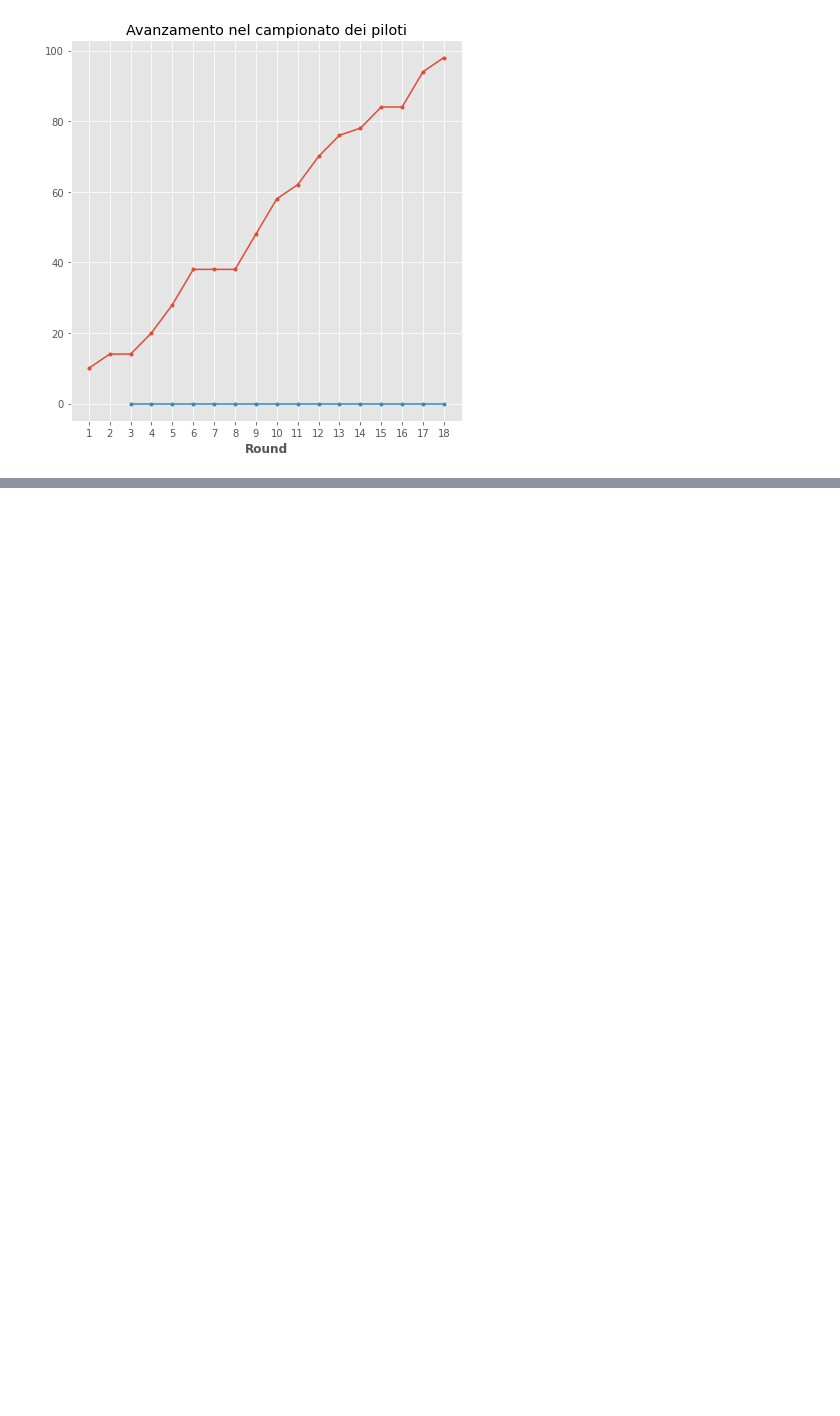
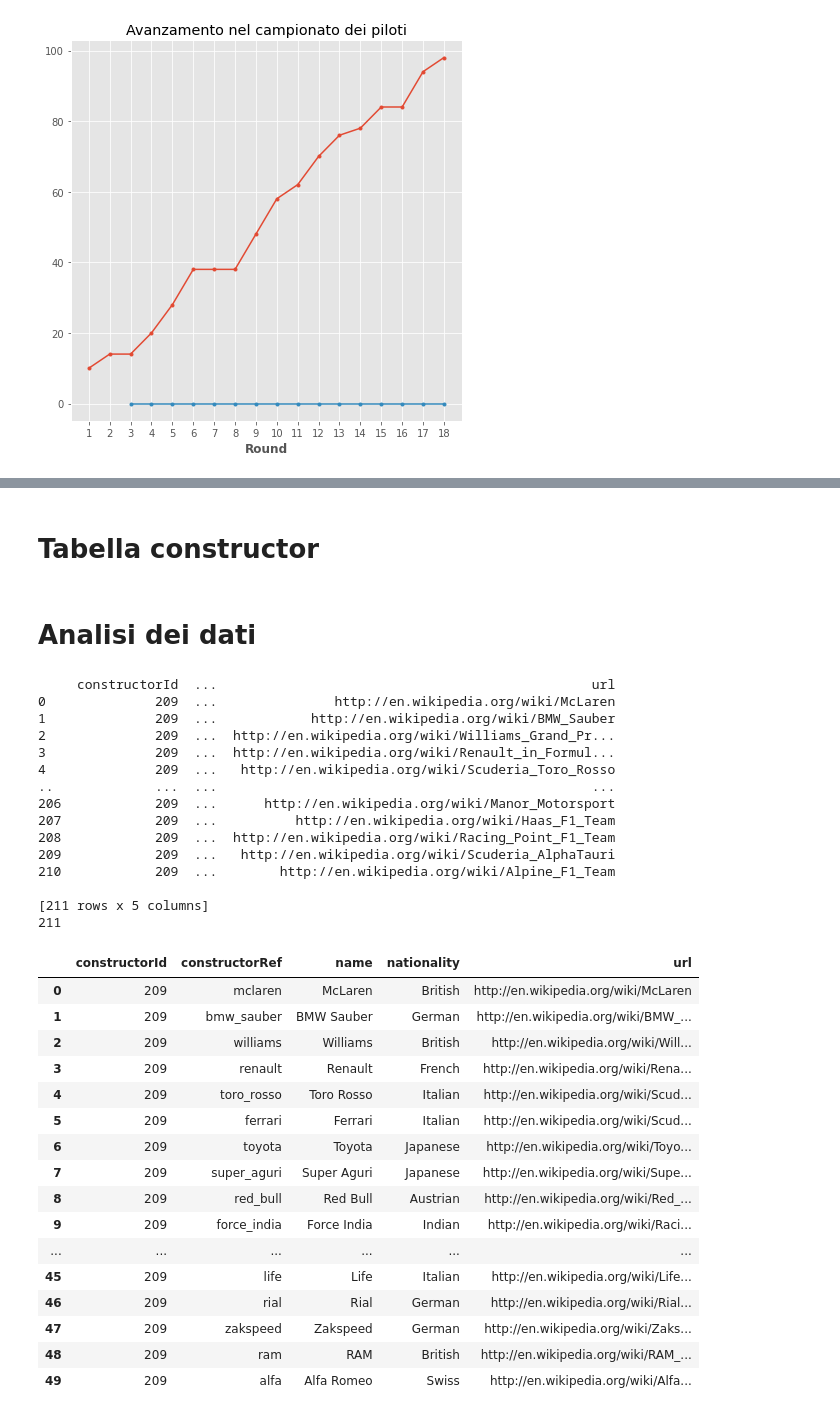
Before and after one commit to giorgio-angelo-esposito/F1WP, a Jupyter notebook: F1WP.ipynb, the cells around one changed output, grey strips where cells are left out. Drawn from its saved outputs; the diff is of its cells as text; code cells hidden in the pictures; blank space fills up the shorter version.

```diff
--- a/F1WP.ipynb
+++ b/F1WP.ipynb
@@ -131,0 +250,43 @@ plt.show()
+# %% [markdown]
+# **Tabella constructor**
+# %% [markdown]
+# Analisi dei dati
+# %%
+print(constructors)
+constructors.count()[0]
+
+
+#constructors[constructors.isnull().any(1)]
+# %% [output]
+     constructorId  ...                                                url
+0              209  ...               http://en.wikipedia.org/wiki/McLaren
+1              209  ...            http://en.wikipedia.org/wiki/BMW_Sauber
+2              209  ...  http://en.wikipedia.org/wiki/Williams_Grand_Pr...
+3              209  ...  http://en.wikipedia.org/wiki/Renault_in_Formul...
+4              209  ...   http://en.wikipedia.org/wiki/Scuderia_Toro_Rosso
+..             ...  ...                                                ...
+206            209  ...      http://en.wikipedia.org/wiki/Manor_Motorsport
+207            209  ...          http://en.wikipedia.org/wiki/Haas_F1_Team
+208            209  ...  http://en.wikipedia.org/wiki/Racing_Point_F1_Team
+209            209  ...   http://en.wikipedia.org/wiki/Scuderia_AlphaTauri
+210            209  ...        http://en.wikipedia.org/wiki/Alpine_F1_Team
+
+[211 rows x 5 columns]
+211
+|  | constructorId | constructorRef | name | nationality | url |
+| 0 | 209 | mclaren | McLaren | British | http://en.wikipedia.org/wiki/McLaren |
+| 1 | 209 | bmw_sauber | BMW Sauber | German | http://en.wikipedia.org/wiki/BMW_... |
+| 2 | 209 | williams | Williams | British | http://en.wikipedia.org/wiki/Will... |
+| 3 | 209 | renault | Renault | French | http://en.wikipedia.org/wiki/Rena... |
+| 4 | 209 | toro_rosso | Toro Rosso | Italian | http://en.wikipedia.org/wiki/Scud... |
+| 5 | 209 | ferrari | Ferrari | Italian | http://en.wikipedia.org/wiki/Scud... |
+| 6 | 209 | toyota | Toyota | Japanese | http://en.wikipedia.org/wiki/Toyo... |
+| 7 | 209 | super_aguri | Super Aguri | Japanese | http://en.wikipedia.org/wiki/Supe... |
+| 8 | 209 | red_bull | Red Bull | Austrian | http://en.wikipedia.org/wiki/Red_... |
+| 9 | 209 | force_india | Force India | Indian | http://en.wikipedia.org/wiki/Raci... |
+| ... | ... | ... | ... | ... | ... |
+| 45 | 209 | life | Life | Italian | http://en.wikipedia.org/wiki/Life... |
+| 46 | 209 | rial | Rial | German | http://en.wikipedia.org/wiki/Rial... |
+| 47 | 209 | zakspeed | Zakspeed | German | http://en.wikipedia.org/wiki/Zaks... |
+| 48 | 209 | ram | RAM | British | http://en.wikipedia.org/wiki/RAM_... |
+| 49 | 209 | alfa | Alfa Romeo | Swiss | http://en.wikipedia.org/wiki/Alfa... |
```
Also changed, not shown: parts of 25 cells of this notebook.
